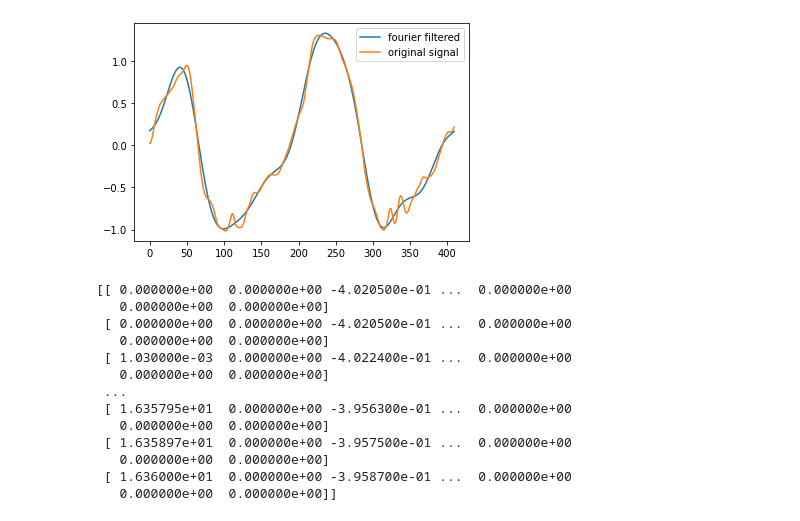
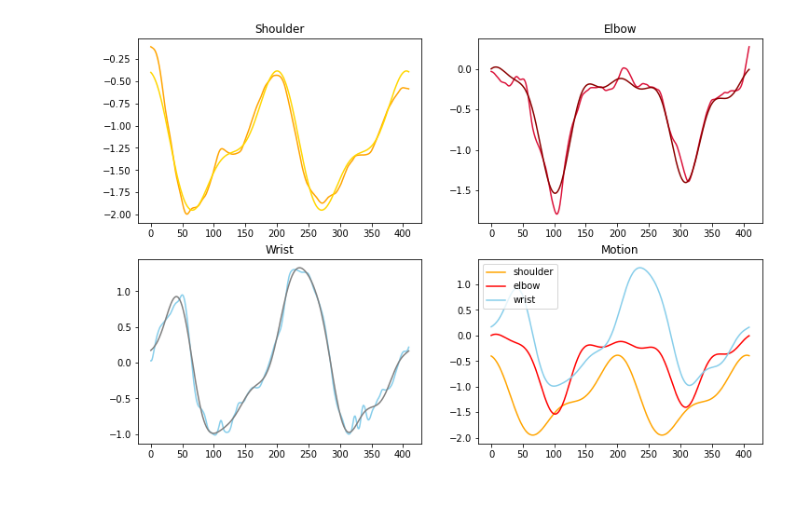
Before and after one commit to TianshuangQiu/Expressive-MP, a Jupyter notebook: json_extraction.ipynb, the cells around one changed output. Drawn from its saved outputs; the diff is of its cells as text; code cells hidden in the pictures; blank space fills up the shorter version.

```diff
--- a/json_extraction.ipynb
+++ b/json_extraction.ipynb
@@ -129,38 +153,22 @@ wr = data[1] - data[2]
 sh_filtered = fourier_filter(sh, 25)
 el_filtered = fourier_filter(el, 15)
 wr_filtered = fourier_filter(wr, 10)
-
-plt.plot(np.arange(len(data[0])), wr_filtered, label="fourier filtered")
-plt.plot(np.arange(len(data[0])), wr, label="original signal")
-plt.legend()
-plt.show()
-
-
-output = np.vstack([t,
-                    np.zeros_like(t),
-                    sh_filtered,
-                    el_filtered,
-                    wr_filtered,
-                    np.ones_like(t) * np.pi / 2,
-                    np.zeros_like(t)
-                   ]).T
-output = linear_interp(output, int(1 / FRAMERATE / TIMESTEP))
-output = np.hstack([output, np.zeros_like(output), np.zeros_like(output), np.zeros_like(output)])
-output = np.round_(output, decimals=5)
-print(output)
-np.savetxt("sine_dance.dat", output, fmt="%10.5f", delimiter='\t')
-# %% [output]
-[figure, removed]
-[[ 0.000000e+00  0.000000e+00 -4.020500e-01 ...  0.000000e+00
-   0.000000e+00  0.000000e+00]
- [ 0.000000e+00  0.000000e+00 -4.020500e-01 ...  0.000000e+00
-   0.000000e+00  0.000000e+00]
- [ 1.030000e-03  0.000000e+00 -4.022400e-01 ...  0.000000e+00
-   0.000000e+00  0.000000e+00]
- ...
- [ 1.635795e+01  0.000000e+00 -3.956300e-01 ...  0.000000e+00
-   0.000000e+00  0.000000e+00]
- [ 1.635897e+01  0.000000e+00 -3.957500e-01 ...  0.000000e+00
-   0.000000e+00  0.000000e+00]
- [ 1.636000e+01  0.000000e+00 -3.958700e-01 ...  0.000000e+00
-   0.000000e+00  0.000000e+00]]
+# %%
+fig, axs = plt.subplots(2, 2, figsize=(12, 8))
+axs[0, 0].plot(np.arange(len(data[0])), sh, label="shoulder signal", c="orange")
+axs[0, 0].plot(np.arange(len(data[0])), sh_filtered, label="fourier filtered", c="gold")
+axs[0, 0].set_title('Shoulder')
+axs[0, 1].plot(np.arange(len(data[0])), el, label="elbow signal", c="crimson")
+axs[0, 1].plot(np.arange(len(data[0])), el_filtered, label="fourier filtered", c="darkred")
+axs[0, 1].set_title('Elbow')
+axs[1, 0].plot(np.arange(len(data[0])), wr, label="wrist signal", c="skyblue")
+axs[1, 0].plot(np.arange(len(data[0])), wr_filtered, label="fourier filtered", c="gray")
+axs[1, 0].set_title('Wrist')
+axs[1, 1].plot(np.arange(len(data[0])), sh_filtered, label="shoulder", c="orange")
+axs[1, 1].plot(np.arange(len(data[0])), el_filtered, label="elbow", c="red")
+axs[1, 1].plot(np.arange(len(data[0])), wr_filtered, label="wrist", c="skyblue")
+axs[1, 1].set_title('Motion')
+plt.legend(loc='upper left')
+plt.show()
+# %% [output]
+[figure, added]
```
Also changed, not shown: parts of 7 cells of this notebook, 2 other files.
